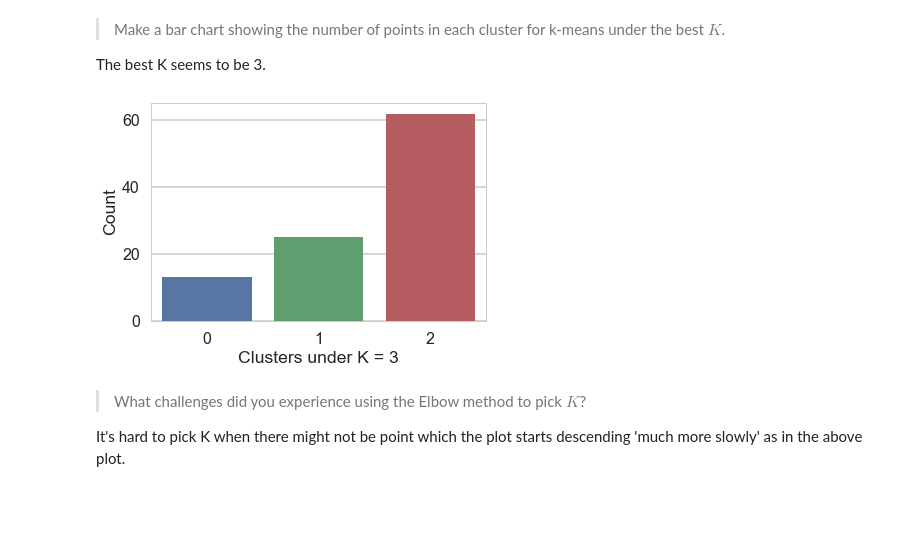
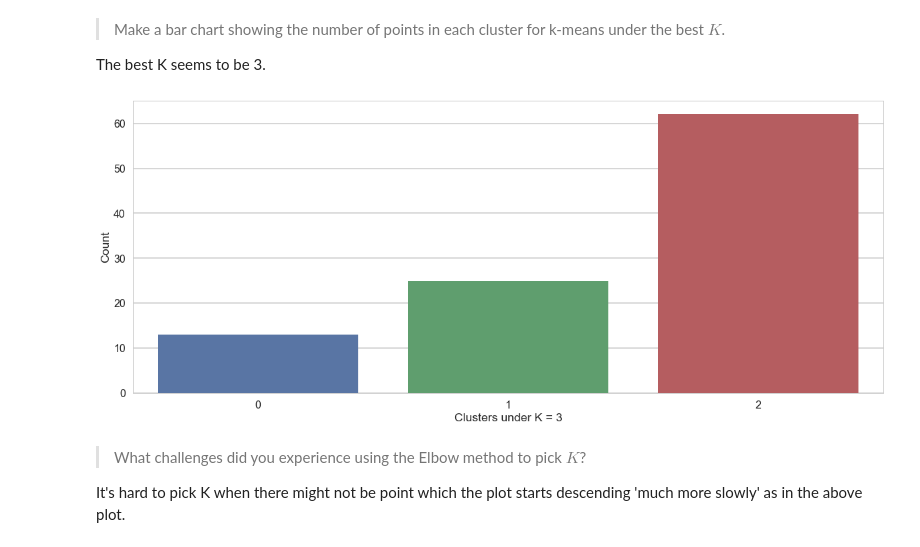
Before and after one commit to nicolechao/springboard-data-science, a Jupyter notebook: Mini Projects and Exercises/Clustering Customer Segmentation/Mini_Project_Clustering.ipynb, the cells around one changed output. Drawn from its saved outputs; the diff is of its cells as text; code cells hidden in the pictures; blank space fills up the shorter version.

```diff
--- a/Mini Projects and Exercises/Clustering Customer Segmentation/Mini_Project_Clustering.ipynb
+++ b/Mini Projects and Exercises/Clustering Customer Segmentation/Mini_Project_Clustering.ipynb
@@ -155,14 +155,15 @@ The best K seems to be 3.
 # %%
 kmeans = KMeans(n_clusters = 3, random_state = 13)
 kmeans.fit(x_cols)
 labels = kmeans.predict(x_cols)
 
-sns.countplot(x = labels)
+fig, ax = plt.subplots(figsize = (20,8))
+sns.countplot(x = labels, ax = ax)
 plt.xlabel('Clusters under K = 3')
 plt.ylabel('Count')
 plt.show()
 # %% [output]
-[figure, old version]
+[figure, new version]
 # %% [markdown]
 > What challenges did you experience using the Elbow method to pick $K$?
 
```
Also changed, not shown: parts of 4 cells of this notebook.
